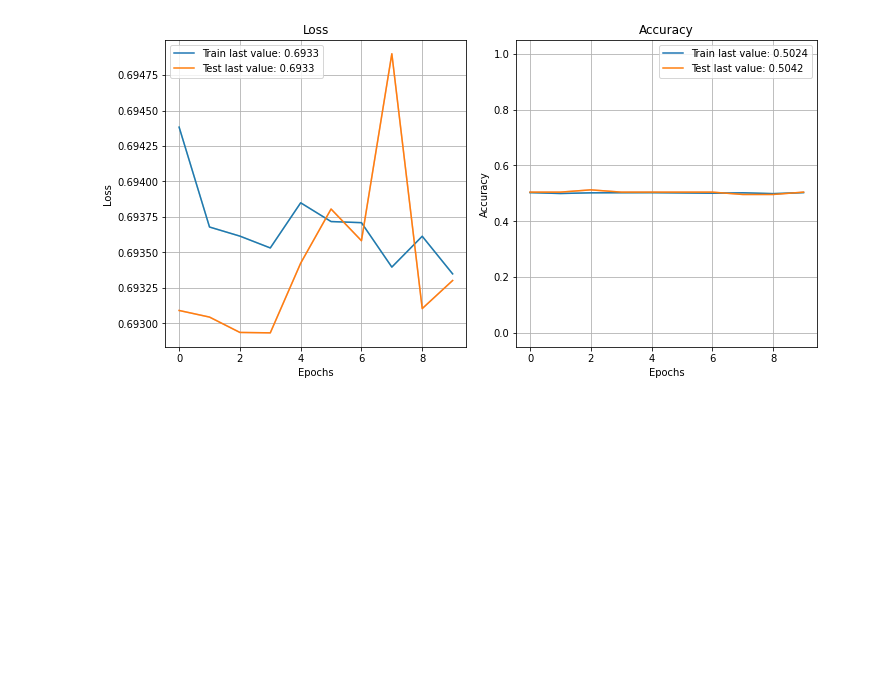
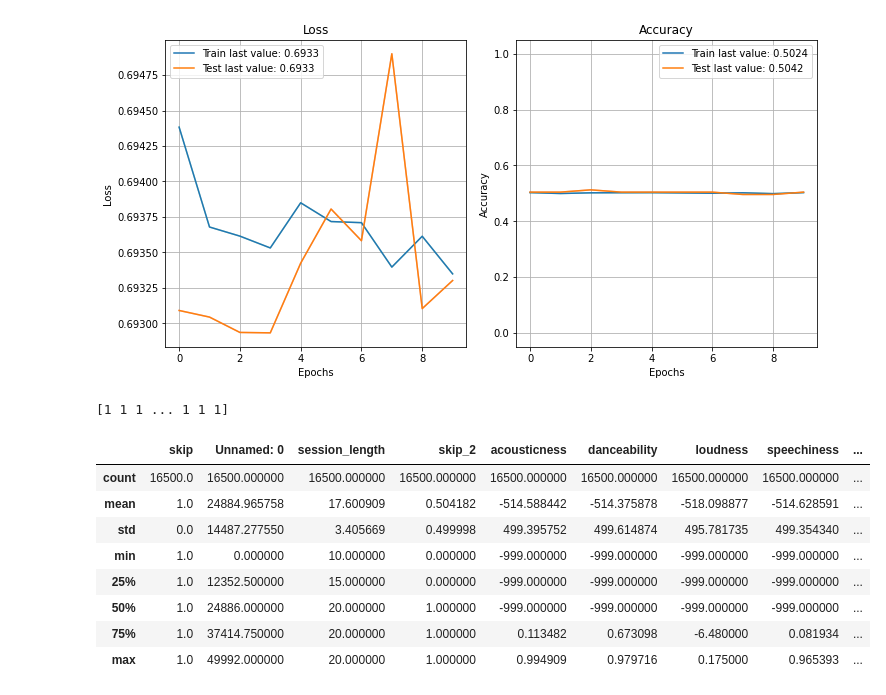
Before and after one commit to AFA21SCM21BO/Project-Mood-Prediction, a Jupyter notebook: Code/RNN/rnn.ipynb, the cells around one changed output. Saved outputs shown, nothing was run; the diff lists cells and outputs as text; code cells hidden in the pictures; blank space fills up the shorter version.

Commit message:
Predictions done

```diff
--- a/Code/RNN/rnn.ipynb
+++ b/Code/RNN/rnn.ipynb
@@ -151,3 +151,32 @@ plot_history(history, path="standard.png")
 plt.close()
 # %% [output]
 [figure]
+# %%
+import numpy as np
+# Getting the predicted values based on the model data
+# pred = model.predict_classes(X_test)
+# df1= pd.DataFrame(pred, columns = ['skip'])
+pred=model.predict(X_test)
+classes_x=np.argmax(pred,axis=1)
+df1= pd.DataFrame(classes_x, columns = ['skip'])
+print(classes_x)
+
+# Appending the predicted values to the test set. The skip prediction can be used to classify the mood
+spotifyData_x_train, spotifyData_x_test, spotifyData_y_train, spotifyData_y_test = train_test_split(spotifyData, Y, test_size=0.33, random_state=42)
+
+# Merging the train and predicted values
+headers = list(spotifyData.columns.values)
+df2 = pd.DataFrame(spotifyData_x_test, columns = headers)
+df2 = pd.concat([df1, df2], axis=1)
+df2.describe()
+# %% [output]
+[1 1 1 ... 1 1 1]
+|  | skip | Unnamed: 0 | session_length | skip_2 | acousticness | danceability | loudness | speechiness | ... |
+| count | 16500.0 | 16500.000000 | 16500.000000 | 16500.000000 | 16500.000000 | 16500.000000 | 16500.000000 | 16500.000000 | ... |
+| mean | 1.0 | 24884.965758 | 17.600909 | 0.504182 | -514.588442 | -514.375878 | -518.098877 | -514.628591 | ... |
+| std | 0.0 | 14487.277550 | 3.405669 | 0.499998 | 499.395752 | 499.614874 | 495.781735 | 499.354340 | ... |
+| min | 1.0 | 0.000000 | 10.000000 | 0.000000 | -999.000000 | -999.000000 | -999.000000 | -999.000000 | ... |
+| 25% | 1.0 | 12352.500000 | 15.000000 | 0.000000 | -999.000000 | -999.000000 | -999.000000 | -999.000000 | ... |
+| 50% | 1.0 | 24886.000000 | 20.000000 | 1.000000 | -999.000000 | -999.000000 | -999.000000 | -999.000000 | ... |
+| 75% | 1.0 | 37414.750000 | 20.000000 | 1.000000 | 0.113482 | 0.673098 | -6.480000 | 0.081934 | ... |
+| max | 1.0 | 49992.000000 | 20.000000 | 1.000000 | 0.994909 | 0.979716 | 0.175000 | 0.965393 | ... |
```
Also changed, not shown: parts of 2 cells of this notebook.
